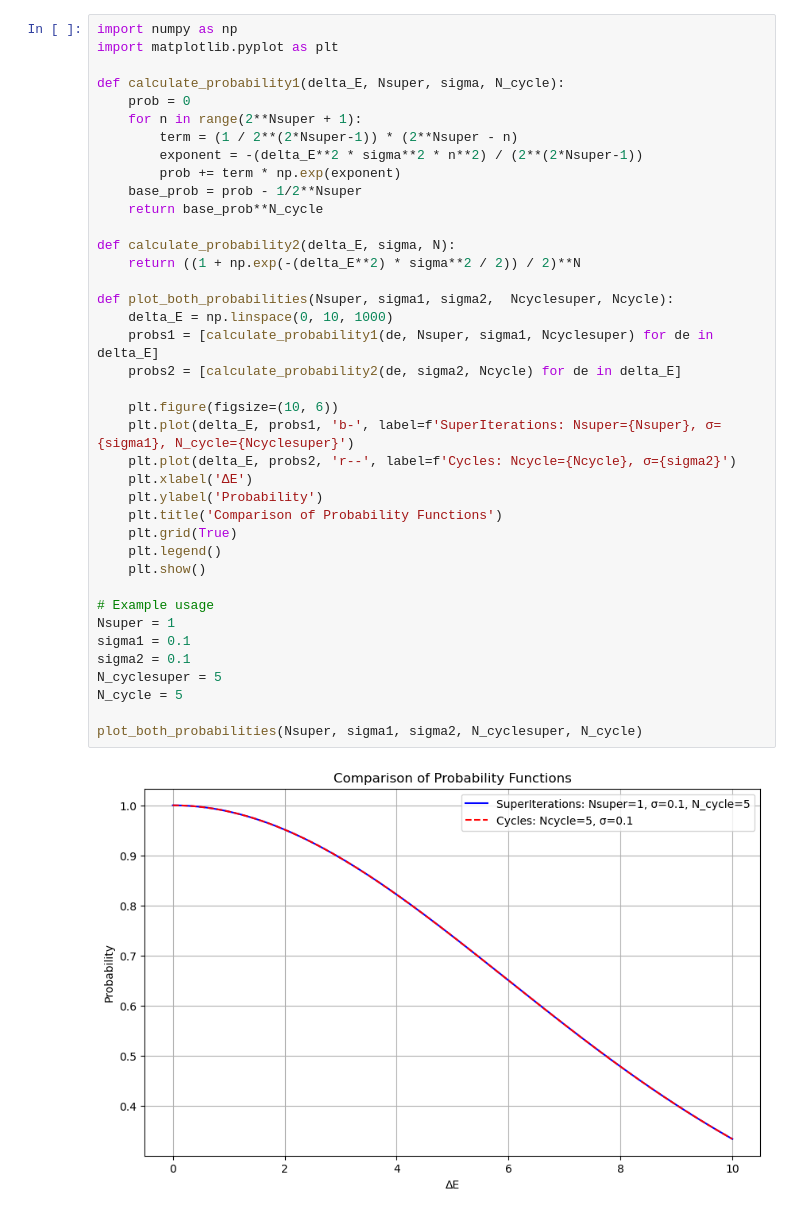
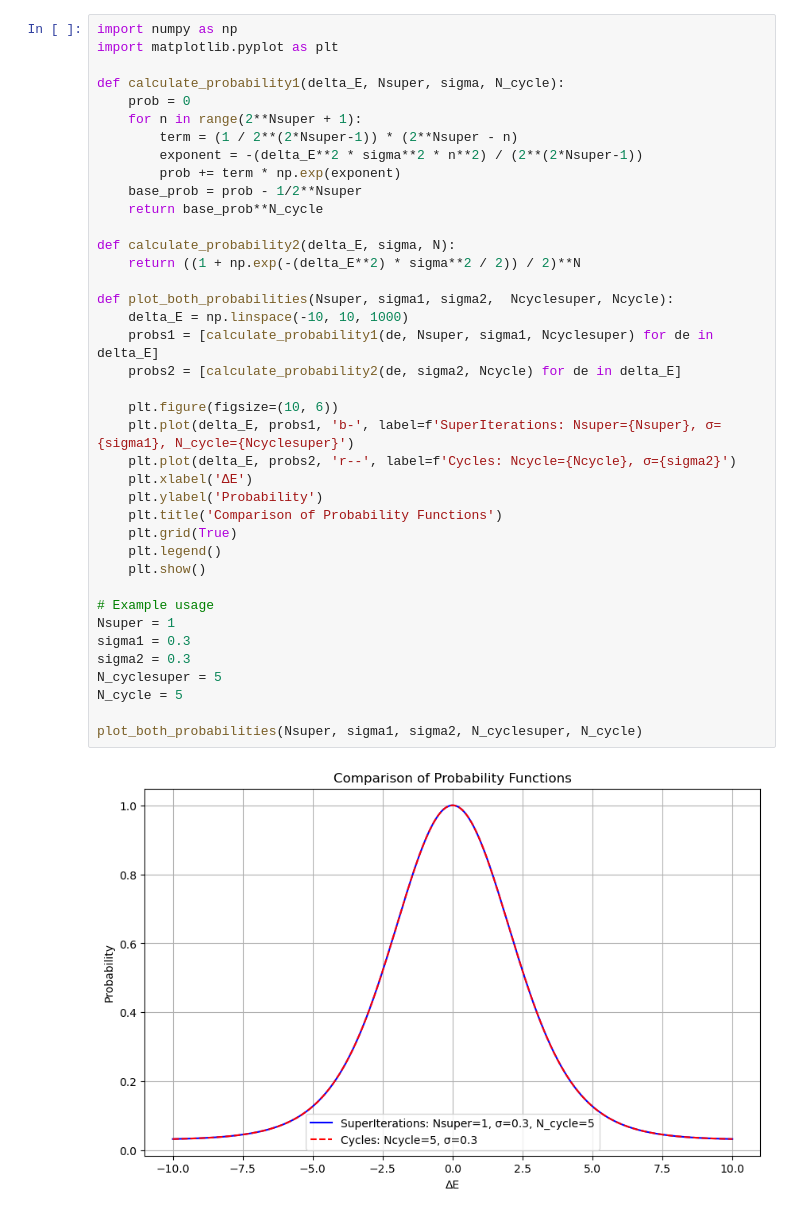
Before and after one commit to OnatAyldz/rodeo_algorithm_frib, a Jupyter notebook: spectralfunctiontest.ipynb, the cells around one changed output. Cells and saved outputs as stored; diff of their text form.

```diff
--- a/spectralfunctiontest.ipynb
+++ b/spectralfunctiontest.ipynb
@@ -8,34 +8,34 @@ def calculate_probability1(delta_E, Nsuper, sigma, N_cycle):
         term = (1 / 2**(2*Nsuper-1)) * (2**Nsuper - n)
         exponent = -(delta_E**2 * sigma**2 * n**2) / (2**(2*Nsuper-1))
         prob += term * np.exp(exponent)
     base_prob = prob - 1/2**Nsuper
     return base_prob**N_cycle
 
 def calculate_probability2(delta_E, sigma, N):
     return ((1 + np.exp(-(delta_E**2) * sigma**2 / 2)) / 2)**N
 
 def plot_both_probabilities(Nsuper, sigma1, sigma2,  Ncyclesuper, Ncycle):
-    delta_E = np.linspace(0, 10, 1000)
+    delta_E = np.linspace(-10, 10, 1000)
     probs1 = [calculate_probability1(de, Nsuper, sigma1, Ncyclesuper) for de in delta_E]
     probs2 = [calculate_probability2(de, sigma2, Ncycle) for de in delta_E]
 
     plt.figure(figsize=(10, 6))
     plt.plot(delta_E, probs1, 'b-', label=f'SuperIterations: Nsuper={Nsuper}, σ={sigma1}, N_cycle={Ncyclesuper}')
     plt.plot(delta_E, probs2, 'r--', label=f'Cycles: Ncycle={Ncycle}, σ={sigma2}')
     plt.xlabel('ΔE')
     plt.ylabel('Probability')
     plt.title('Comparison of Probability Functions')
     plt.grid(True)
     plt.legend()
     plt.show()
 
 # Example usage
 Nsuper = 1
-sigma1 = 0.1
-sigma2 = 0.1
+sigma1 = 0.3
+sigma2 = 0.3
 N_cyclesuper = 5
 N_cycle = 5
 
 plot_both_probabilities(Nsuper, sigma1, sigma2, N_cyclesuper, N_cycle)
 # %% [output]
-[figure, old version]
+[figure, new version]
```
